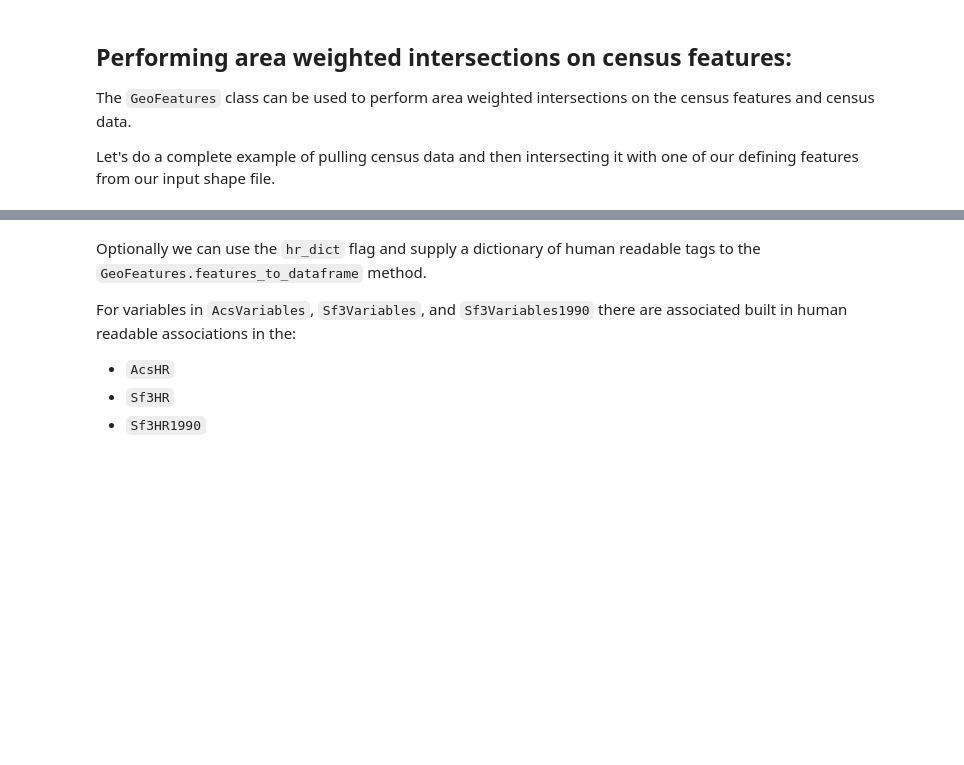
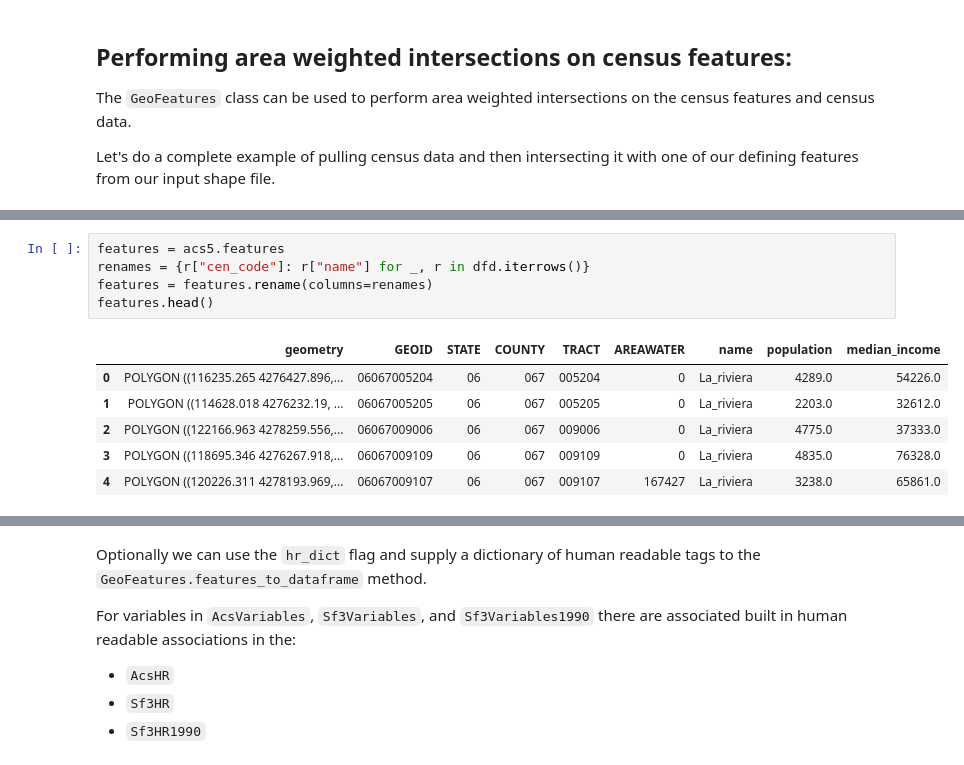
Before and after one commit to jlarsen-usgs/census-data-collector, a Jupyter notebook: examples/1 basic datacollector example.ipynb, the cells around one changed output, grey strips where cells are left out. Saved outputs shown, nothing was run; the diff lists cells and outputs as text; blank space fills up the shorter version.

```diff
--- a/examples/1 basic datacollector example.ipynb
+++ b/examples/1 basic datacollector example.ipynb
@@ -354,0 +376,12 @@ df
+# %%
+features = acs5.features
+renames = {r["cen_code"]: r["name"] for _, r in dfd.iterrows()}
+features = features.rename(columns=renames)
+features.head()
+# %% [output]
+|  | geometry | GEOID | STATE | COUNTY | TRACT | AREAWATER | name | population | median_income |
+| 0 | POLYGON ((116235.265 4276427.896,... | 06067005204 | 06 | 067 | 005204 | 0 | La_riviera | 4289.0 | 54226.0 |
+| 1 | POLYGON ((114628.018 4276232.19, ... | 06067005205 | 06 | 067 | 005205 | 0 | La_riviera | 2203.0 | 32612.0 |
+| 2 | POLYGON ((122166.963 4278259.556,... | 06067009006 | 06 | 067 | 009006 | 0 | La_riviera | 4775.0 | 37333.0 |
+| 3 | POLYGON ((118695.346 4276267.918,... | 06067009109 | 06 | 067 | 009109 | 0 | La_riviera | 4835.0 | 76328.0 |
+| 4 | POLYGON ((120226.311 4278193.969,... | 06067009107 | 06 | 067 | 009107 | 167427 | La_riviera | 3238.0 | 65861.0 |
```
Also changed, not shown: parts of 25 cells of this notebook, 3 other files.
